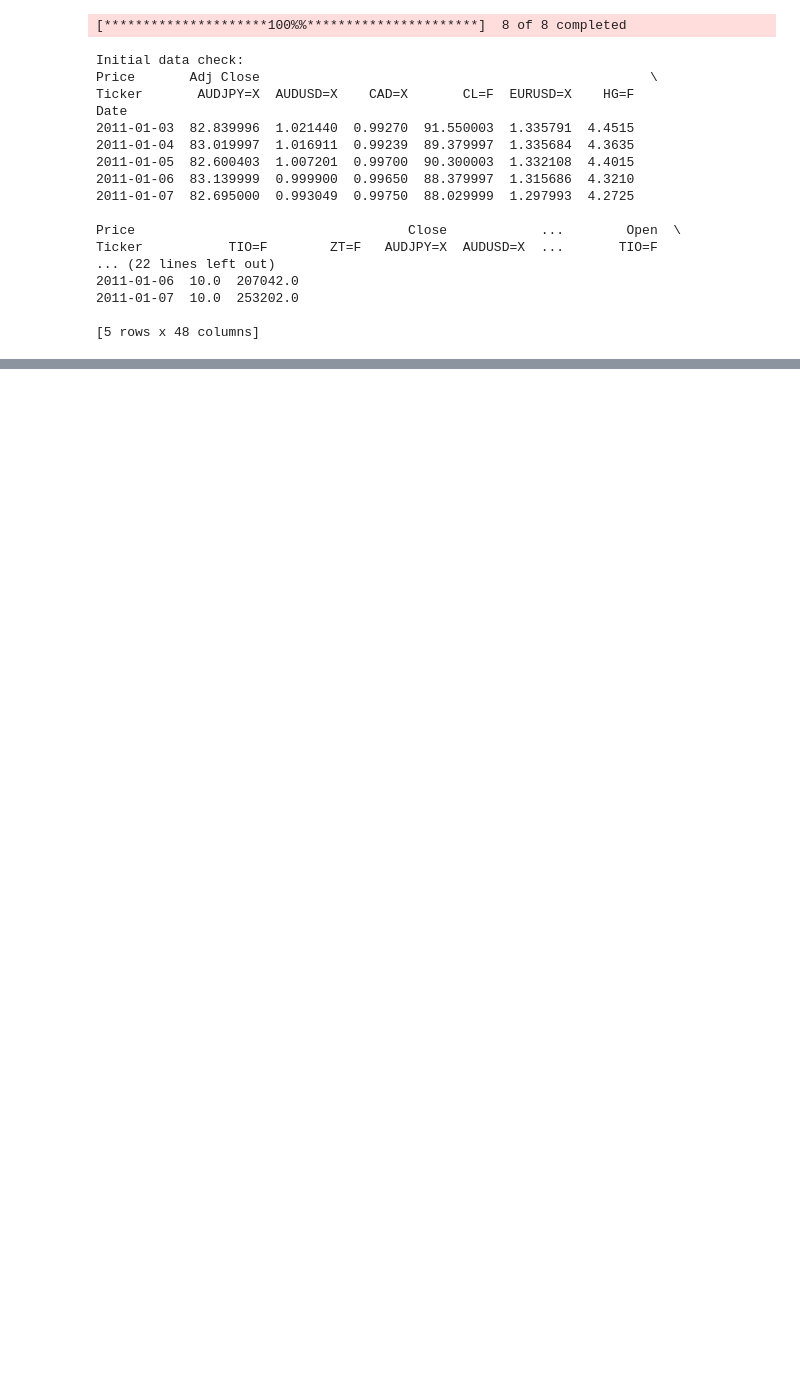
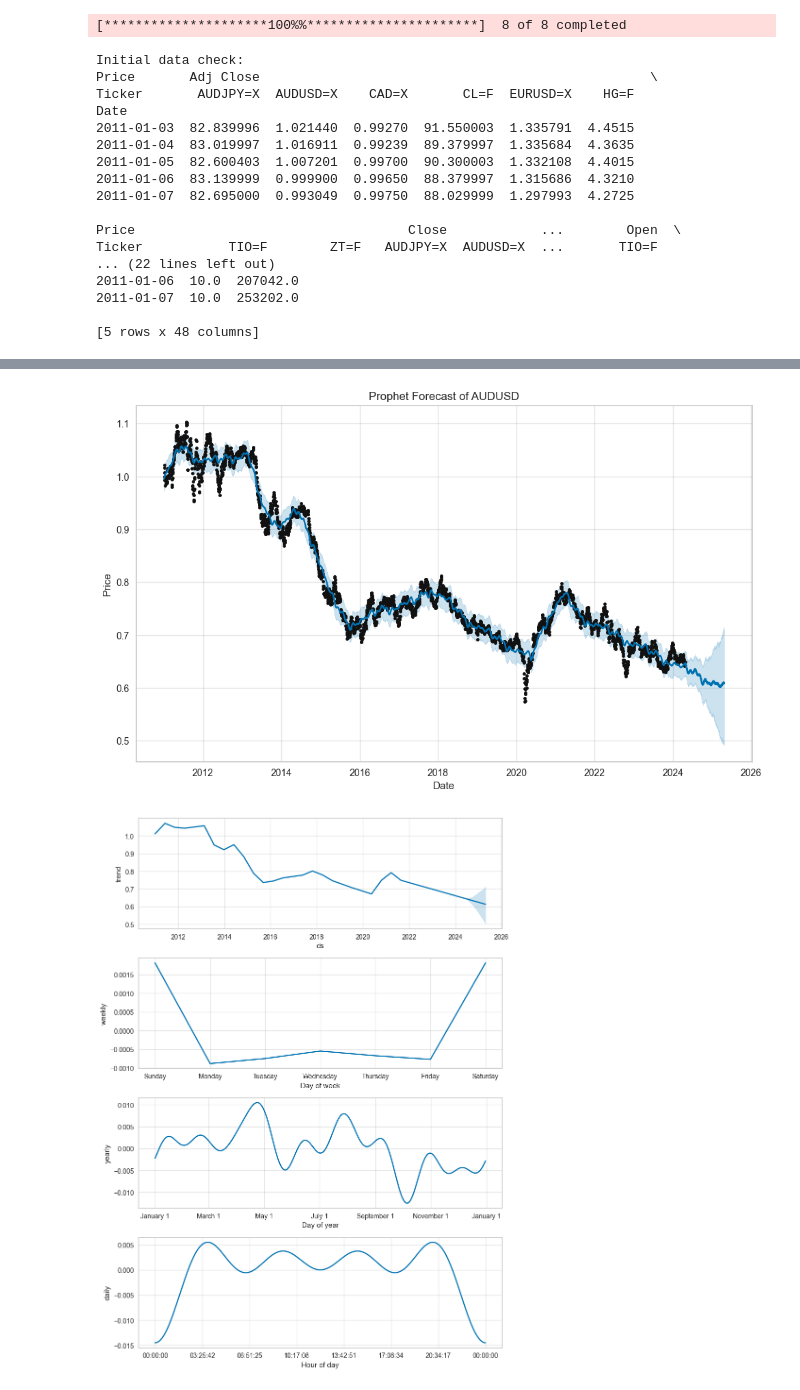
Before and after one commit to RTFLEWER/FiPy, a Jupyter notebook: ironoreaudcorr.ipynb, the cells around one changed output, grey strips where cells are left out. Drawn from its saved outputs; the diff is of its cells as text; code cells hidden in the pictures; blank space fills up the shorter version.

```diff
--- a/ironoreaudcorr.ipynb
+++ b/ironoreaudcorr.ipynb
@@ -340,0 +285,24 @@ plot_model(best_model_audjpy, plot = 'residuals')
+# %%
+# Part 8: Forecasting Future Prices Using Prophet
+
+# Preparing data for Prophet
+prophet_df = data['Adj Close'][['AUDUSD=X']].reset_index()
+prophet_df.columns = ['ds', 'y']
+
+# Initializing and fitting the model
+model = Prophet(daily_seasonality=True)
+model.fit(prophet_df)
+
+# Making future dataframe for predictions
+future = model.make_future_dataframe(periods=365)  # Predicting the next year
+forecast = model.predict(future)
+
+# Plotting the forecast
+fig1 = model.plot(forecast)
+plt.title('Prophet Forecast of AUDUSD')
+plt.ylabel('Price')
+plt.xlabel('Date')
+
+# Plotting components
+fig2 = model.plot_components(forecast)
+# %% [output]
@@ -340,0 +311,2 @@ plot_model(best_model_audjpy, plot = 'residuals')
+[figure, added]
+[figure, added]
```
Also changed, not shown: parts of 22 cells of this notebook.
